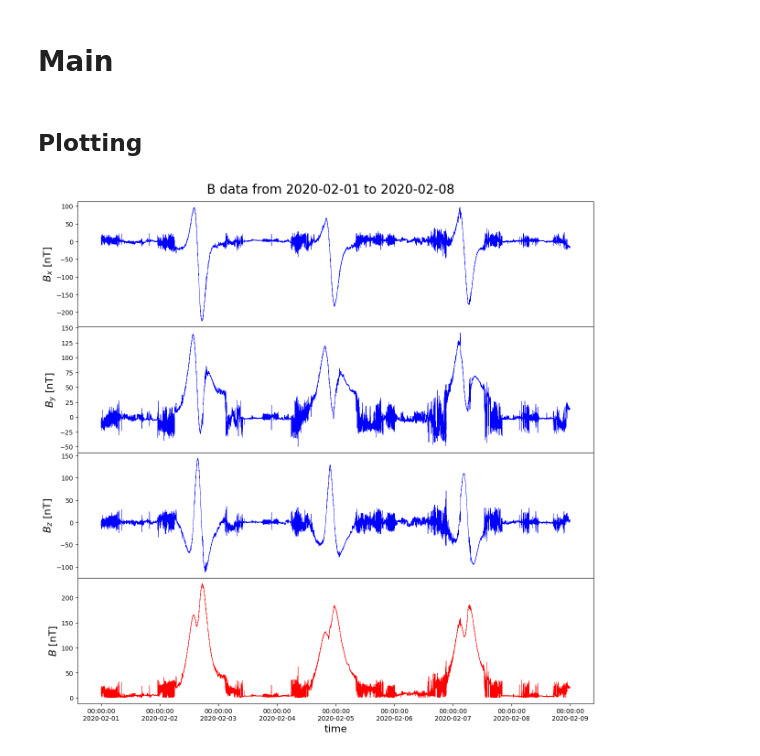
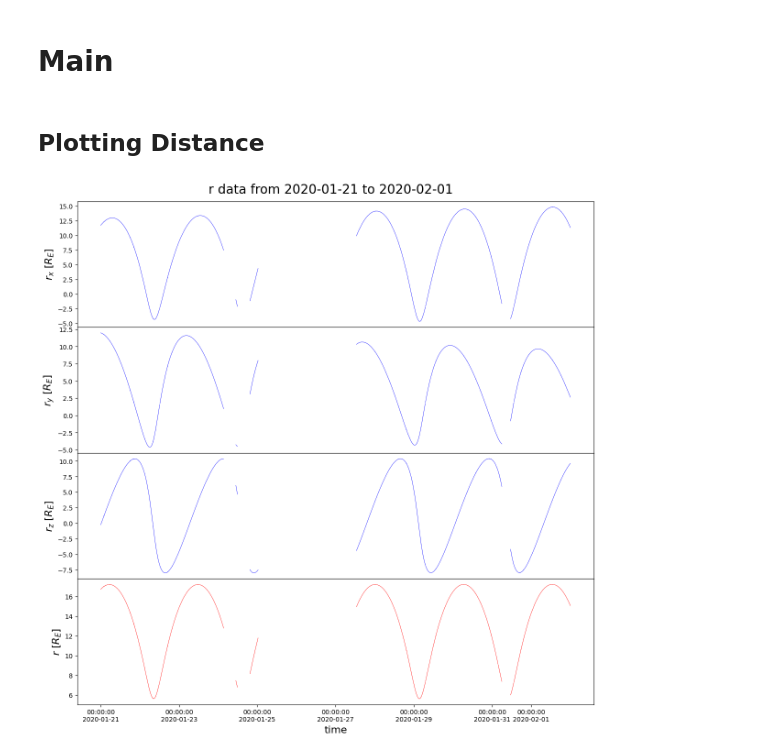
Before and after one commit to joelster-73/Lanc_PhD_Project, a Jupyter notebook: 2024_10_17_Month_Data/Cluster FGM.ipynb, the cells around one changed output. Saved outputs shown, nothing was run; the diff lists cells and outputs as text; code cells hidden in the pictures.

```diff
--- a/2024_10_17_Month_Data/Cluster FGM.ipynb
+++ b/2024_10_17_Month_Data/Cluster FGM.ipynb
@@ -186,4 +225,4 @@ ValueError: All arrays must be of the same length
 # %% [markdown]
 # Main
 # %% [markdown]
-## Plotting
+## Plotting Distance
@@ -192,34 +228,0 @@ df_fgm = df
-# %%
-fig, axs = plt.subplots(4,  # 4 plots
-                        figsize=(12,12),
-                        sharex=True, # share same x-range
-                        sharey=False, # don't share same y-range
-                        gridspec_kw={'hspace': 0})
-
-fig.suptitle(f'B data from {start_date_str} to {end_date_str}', fontsize=20)
-
-# Adjust the layout so that labels/titles don't overlap
-plt.tight_layout()
-
-# Plot B_x, B_y, and B_z against epoch on different axes
-axs[0].plot(df_fgm['t'], df_fgm['B_x'], c='b', lw=0.5)
-axs[1].plot(df_fgm['t'], df_fgm['B_y'], c='b', lw=0.5)
-axs[2].plot(df_fgm['t'], df_fgm['B_z'], c='b', lw=0.5)
-axs[3].plot(df_fgm['t'], df_fgm['B_mag'], c='r', lw=0.5)
-
-# Add labels and title
-plt.xlabel(r'time', fontsize=16) # or axs[2].set_xlabel
-
-# Format the x-axis to display full dates and times with more detail
-# "Hour:Minute:Second // Year-Month-Day"
-date_format = mdates.DateFormatter('%H:%M:%S\n%Y-%m-%d')
-axs[2].xaxis.set_major_formatter(date_format)
-
-axs[0].set_ylabel(r'$B_x$ [nT]', fontsize=16)
-axs[1].set_ylabel(r'$B_y$ [nT]', fontsize=16)
-axs[2].set_ylabel(r'$B_z$ [nT]', fontsize=16)
-axs[3].set_ylabel(r'$B$ [nT]', fontsize=16);
-
-#plt.savefig(f'{data_name} data on {data_date}.png',bbox_inches='tight')
-# %% [output]
-[figure, old version]
@@ -226,3 +231,35 @@ axs[3].set_ylabel(r'$B$ [nT]', fontsize=16);
+# %%
+fig, axs = plt.subplots(4,  # 4 plots
+                        figsize=(12,12),
+                        sharex=True, # share same x-range
+                        sharey=False, # don't share same y-range
+                        gridspec_kw={'hspace': 0})
+fig.suptitle(f'r data from {start_date_str} to {end_date_str}', fontsize=20)
+
+# Adjust the layout so that labels/titles don't overlap
+plt.tight_layout()
+
+for _, segment in df_fgm.groupby('segment'):
+    # Plot r_x, r_y, and r_z against epoch on different axes
+    axs[0].plot(segment['t'], segment['r_x']/R_E, c='b', lw=0.5)
+    axs[1].plot(segment['t'], segment['r_y']/R_E, c='b', lw=0.5)
+    axs[2].plot(segment['t'], segment['r_z']/R_E, c='b', lw=0.5)
+    axs[3].plot(segment['t'], segment['r_mag']/R_E, c='r', lw=0.5)
+
+# Add labels and title
+plt.xlabel(r'time', fontsize=16) # or axs[2].set_xlabel
+
+# Format the x-axis to display full dates and times with more detail
+# "Hour:Minute:Second // Year-Month-Day"
+date_format = mdates.DateFormatter('%H:%M:%S\n%Y-%m-%d')
+axs[2].xaxis.set_major_formatter(date_format)
+
+axs[0].set_ylabel(r'$r_x$ [$R_E$]', fontsize=16)
+axs[1].set_ylabel(r'$r_y$ [$R_E$]', fontsize=16)
+axs[2].set_ylabel(r'$r_z$ [$R_E$]', fontsize=16)
+axs[3].set_ylabel(r'$r$ [$R_E$]', fontsize=16);
+# %% [output]
+[figure, added]
 # %%
 fig, axs = plt.subplots(4,  # 4 plots
                         figsize=(12,12),
```
Also changed, not shown: parts of 18 cells of this notebook, 59 other files.
